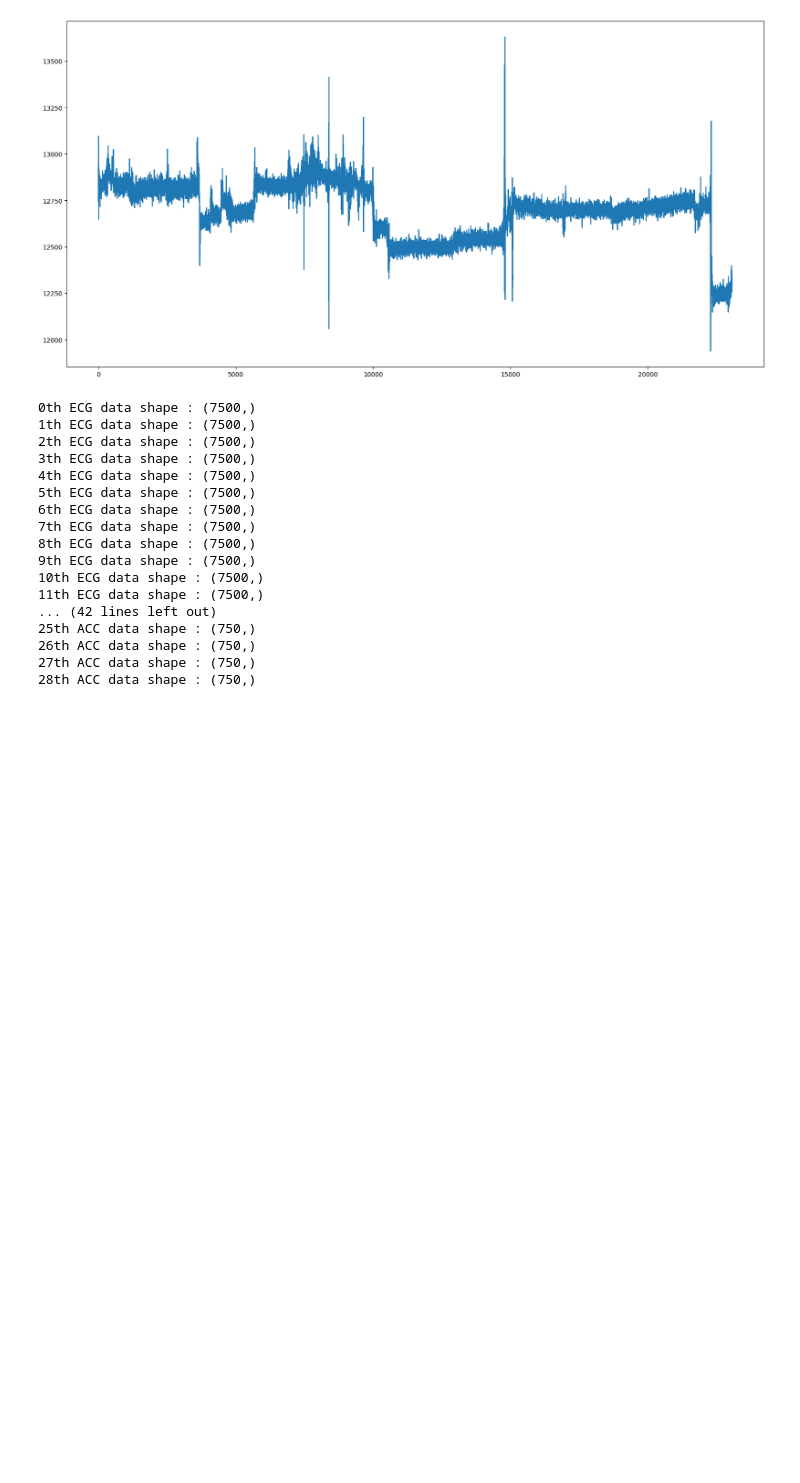
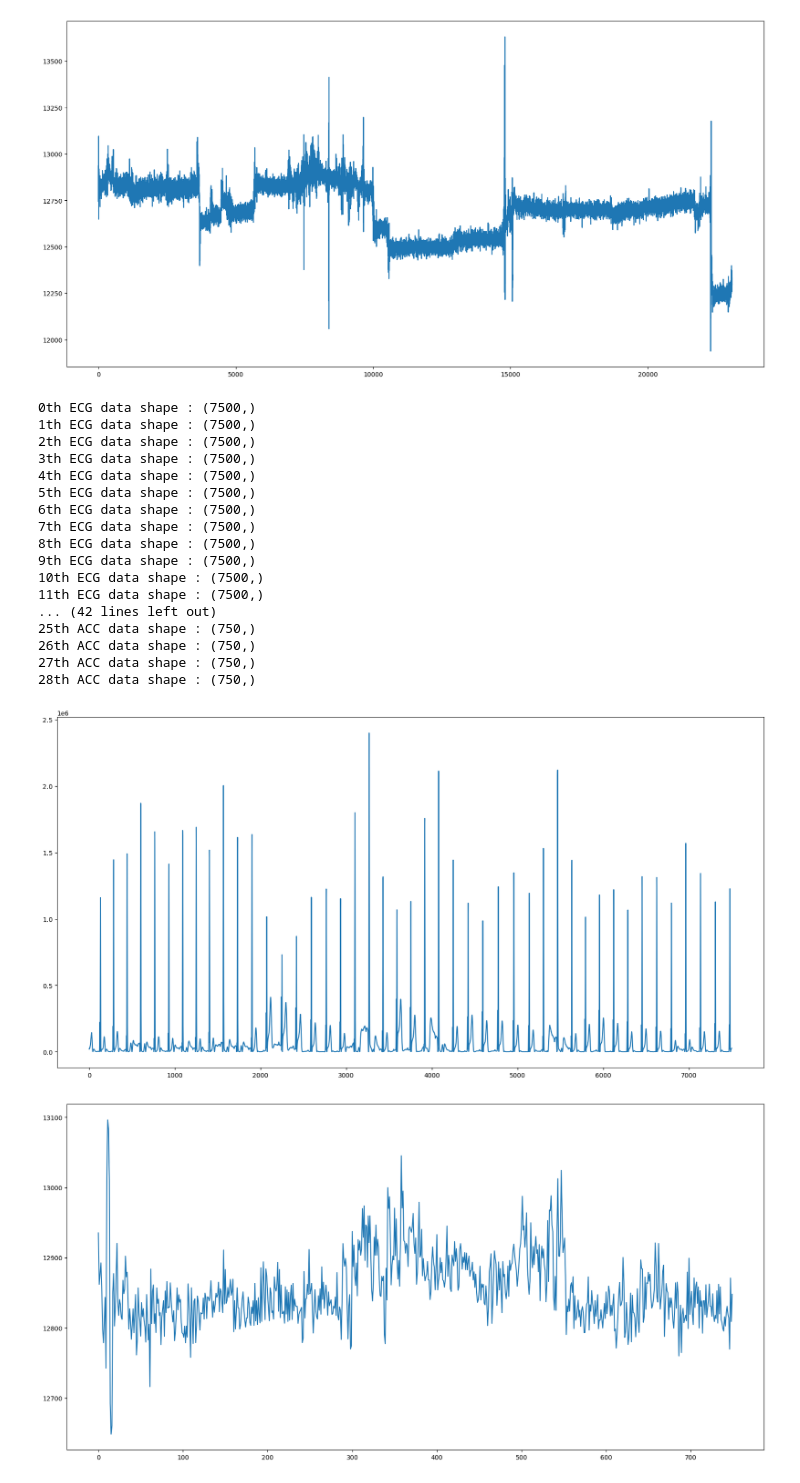
Before and after one commit to insung3511/ecg-estimate-walk, a Jupyter notebook: ecg_30sec.ipynb, the cells around one changed output. Drawn from its saved outputs; the diff is of its cells as text; code cells hidden in the pictures; blank space fills up the shorter version.

```diff
--- a/ecg_30sec.ipynb
+++ b/ecg_30sec.ipynb
@@ -260,6 +254,18 @@ for idx in range(len(thirty_sec_sitting_acc)):
 26th ACC data shape : (750,)
 27th ACC data shape : (750,)
 28th ACC data shape : (750,)
+# %%
+plt.figure(figsize=(20, 10))
+plt.plot(thirty_sec_sitting_ecg[0])
+plt.show()
+
+# Accelometer data visualization
+plt.figure(figsize=(20, 10))
+plt.plot(thirty_sec_sitting_acc[0])
+plt.show()
+# %% [output]
+[figure, added]
+[figure, added]
 # %%
 # Sitting ECG
 with gzip.open(DATA_EXPORT_PATH + "/sitting_ecg.pkl", "wb") as f:
```
Also changed, not shown: parts of 2 cells of this notebook, 11 other files.
